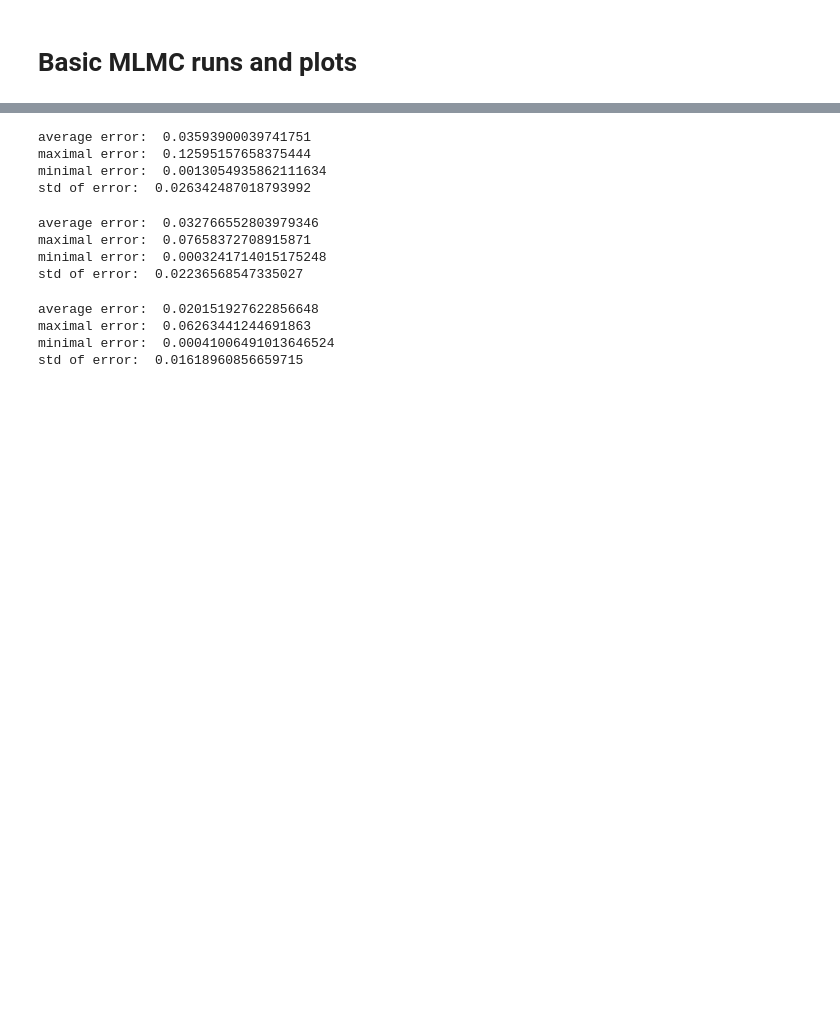
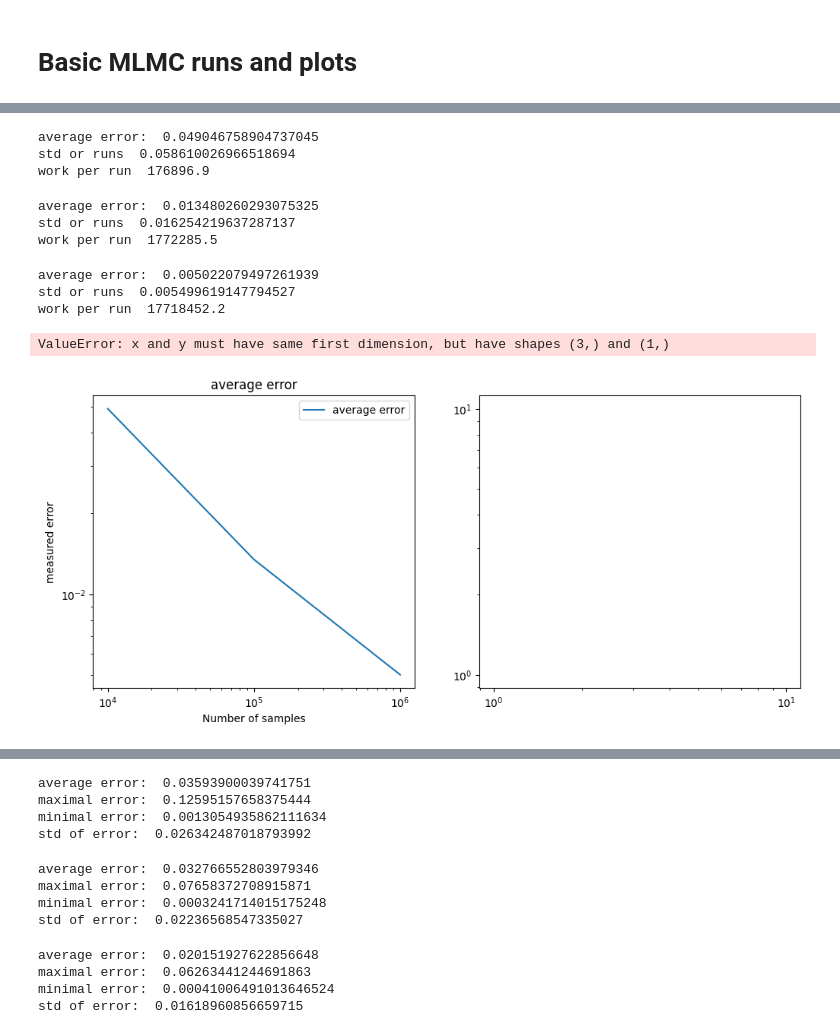
Before and after one commit to casparschucan/feynman-kac-python, a Jupyter notebook: src/experiments.ipynb, the cells around one changed output, grey strips where cells are left out. Cells and saved outputs as stored; diff of their text form; code cells hidden in the pictures; blank space fills up the shorter version.

```diff
--- a/src/experiments.ipynb
+++ b/src/experiments.ipynb
@@ -26,0 +110,53 @@ def test_cos_rhs(x, y):
+# %%
+import matplotlib.pyplot as plt
+from test_functions import sin, sin_rhs, sq_cos, sq_cos_rhs, gaussian, gaussian_rhs
+Ns = [10000*(10**i) for i in range(3)]
+x = y = .5
+dt0 = 1e-6
+epsilon = .025
+mean_errs = []
+stds = []
+works = []
+
+for N in Ns:
+    err, std, work = check_walk_on_spheres(x, y, N, dt0, gaussian, gaussian_rhs)
+    print("average error: ", err)
+    print("std or runs ", std)
+    print("work per run ", work)
+    mean_errs.append(err)
+    stds.append(std)
+    works.append(work)
+
+# Create subplots with 1 row, 2 columns
+fig, axes = plt.subplots(1, 2, figsize=(12, 5))
+
+# Log-Log plot
+axes[0].loglog(Ns, mean_errs, label="average error")
+axes[0].set_title("average error")
+axes[0].set_xlabel("Number of samples")
+axes[0].set_ylabel("measured error")
+axes[0].legend()
+
+# Linear plot
+axes[1].loglog(Ns, std, label="standard deviation", color="r")
+axes[1].set_title("std per N")
+axes[1].set_xlabel("Number of samples")
+axes[1].set_ylabel("standard deviation")
+
+axes[1].legend()
+
+# Show plots
+plt.tight_layout()  # Adjust spacing
+plt.show()
+# %% [output]
+average error:  0.049046758904737045
+std or runs  0.058610026966518694
+work per run  176896.9
+average error:  0.013480260293075325
+std or runs  0.016254219637287137
+work per run  1772285.5
+average error:  0.005022079497261939
+std or runs  0.005499619147794527
+work per run  17718452.2
+ValueError: x and y must have same first dimension, but have shapes (3,) and (1,)
+[figure, added]
```
Also changed, not shown: parts of 6 cells of this notebook, 2 other files.
